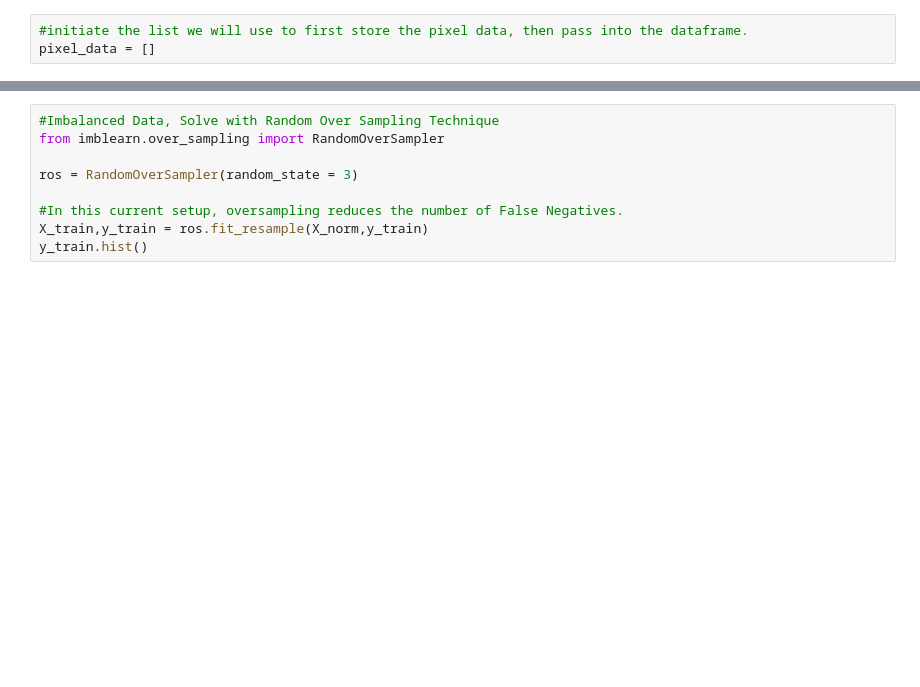
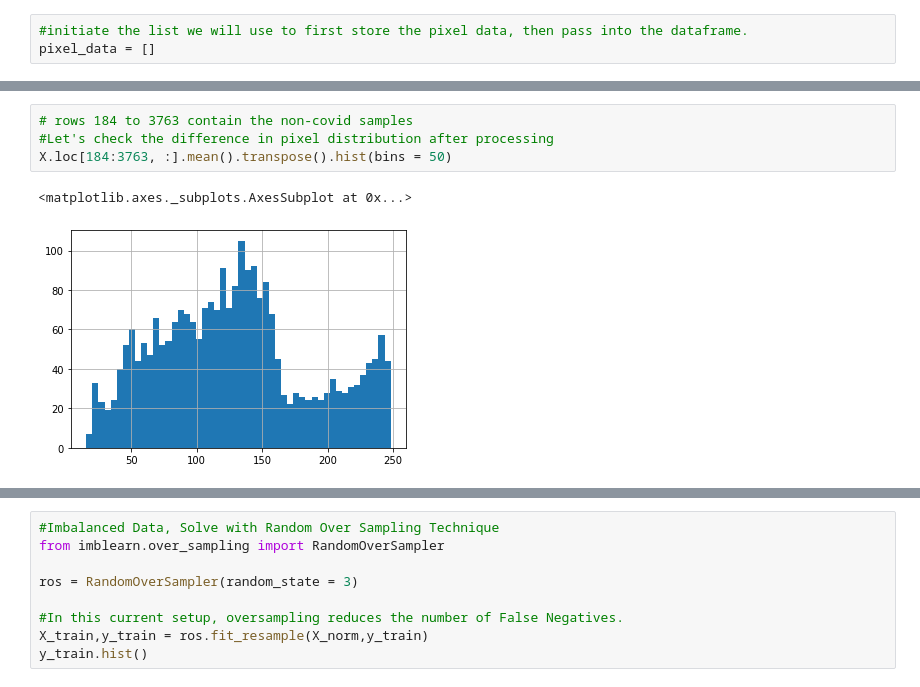
Before and after one commit to kapetanenver/MachineLearningProject, a Jupyter notebook: MLProjectAdrien.ipynb, the cells around one changed output, grey strips where cells are left out. Cells and saved outputs as stored; diff of their text form; blank space fills up the shorter version.

```diff
--- a/MLProjectAdrien.ipynb
+++ b/MLProjectAdrien.ipynb
@@ -68,0 +64,7 @@ Name: Test, dtype: int64
+# %%
+# rows 184 to 3763 contain the non-covid samples
+#Let's check the difference in pixel distribution after processing
+X.loc[184:3763, :].mean().transpose().hist(bins = 50)
+# %% [output]
+<matplotlib.axes._subplots.AxesSubplot at 0x...>
+[figure, added]
```
Also changed, not shown: parts of 12 cells of this notebook, 1 other file.
